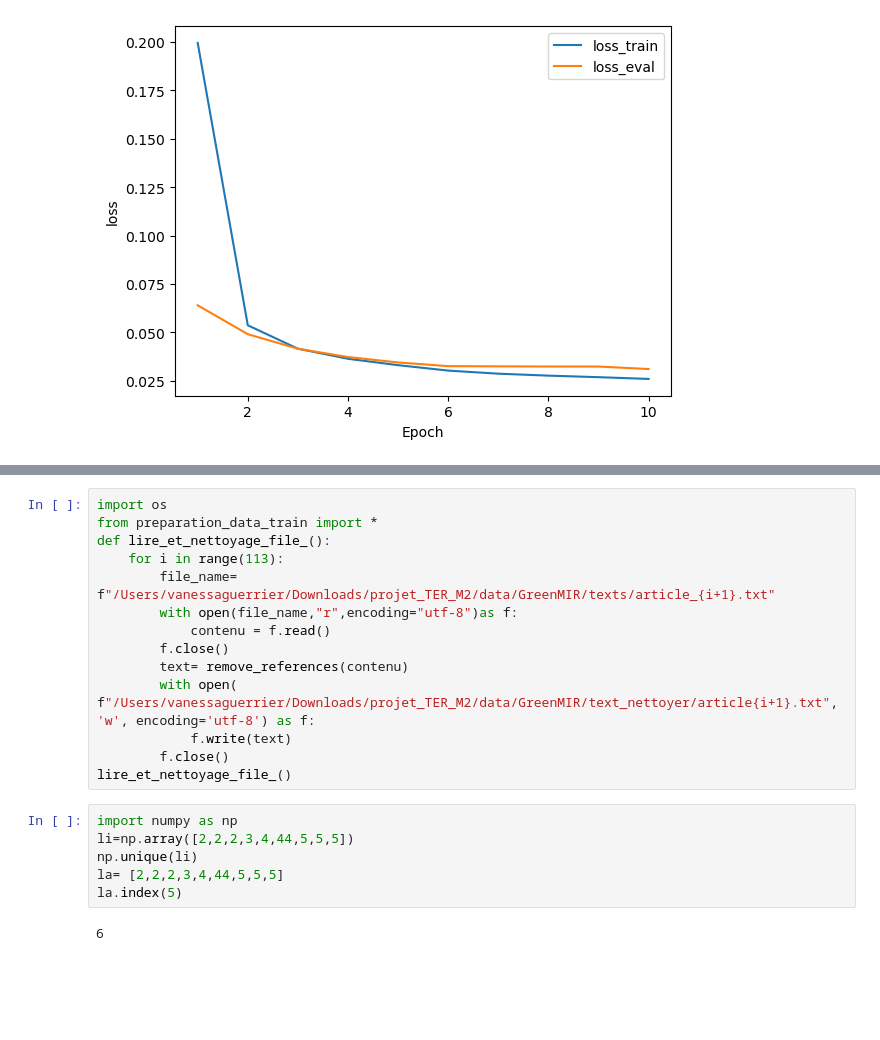
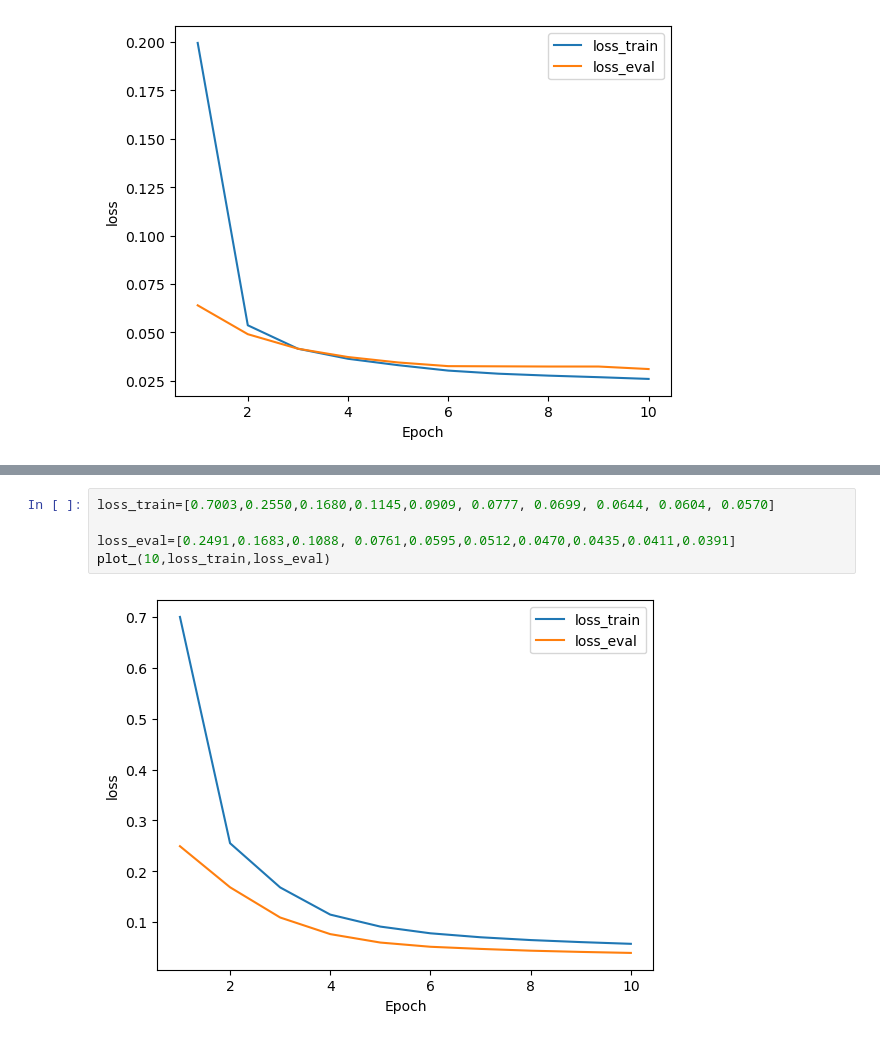
Before and after one commit to Idir6380/TER_GENERATOR, a Jupyter notebook: training/src/test.ipynb, the cells around one changed output, grey strips where cells are left out. Drawn from its saved outputs; the diff is of its cells as text; blank space fills up the shorter version.

```diff
--- a/training/src/test.ipynb
+++ b/training/src/test.ipynb
@@ -42,22 +25,7 @@ with open( "/Users/vanessaguerrier/Downloads/projet_TER_M2/data/all_articles.jso
-# %%
-import os
-from preparation_data_train import *
-def lire_et_nettoyage_file_():
-    for i in range(113):
-        file_name= f"/Users/vanessaguerrier/Downloads/projet_TER_M2/data/GreenMIR/texts/article_{i+1}.txt"
-        with open(file_name,"r",encoding="utf-8")as f:
-            contenu = f.read()
-        f.close()
-        text= remove_references(contenu)
-        with open( f"/Users/vanessaguerrier/Downloads/projet_TER_M2/data/GreenMIR/text_nettoyer/article{i+1}.txt", 'w', encoding='utf-8') as f:
-            f.write(text)
-        f.close()
-lire_et_nettoyage_file_()
-# %%
-import numpy as np
-li=np.array([2,2,2,3,4,44,5,5,5])
-np.unique(li)
-la= [2,2,2,3,4,44,5,5,5]
-la.index(5)
-# %% [output]
-6
+# %%
+loss_train=[0.7003,0.2550,0.1680,0.1145,0.0909, 0.0777, 0.0699, 0.0644, 0.0604, 0.0570]
+
+loss_eval=[0.2491,0.1683,0.1088, 0.0761,0.0595,0.0512,0.0470,0.0435,0.0411,0.0391]
+plot_(10,loss_train,loss_eval)
+# %% [output]
+[figure, added]
```
Also changed, not shown: parts of 8 cells of this notebook, 11 other files.
